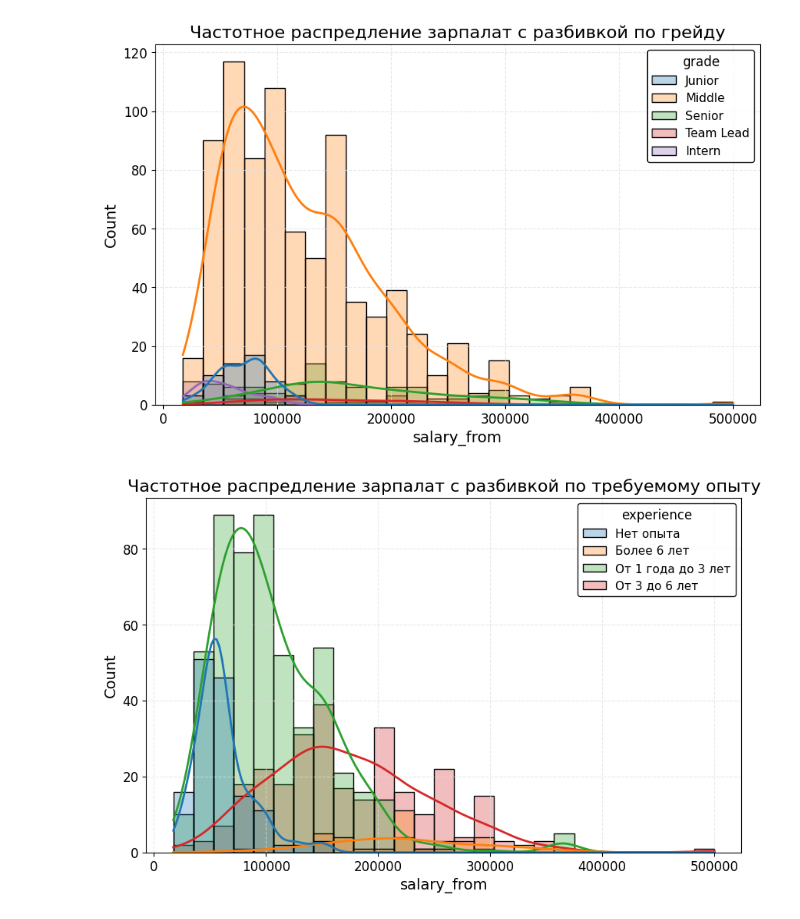
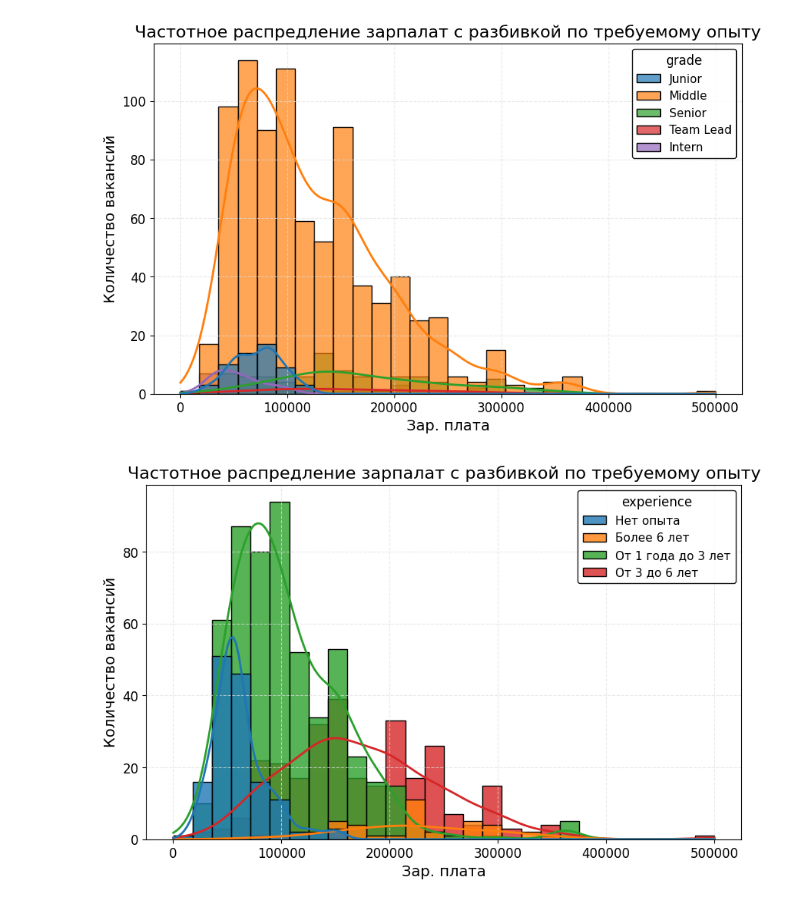
Before and after one commit to Capym9h/hh_project, a Jupyter notebook: py_analytics.ipynb, the cells around one changed output. Cells and saved outputs as stored; diff of their text form; code cells hidden in the pictures.

```diff
--- a/py_analytics.ipynb
+++ b/py_analytics.ipynb
@@ -78,6 +78,12 @@ min       17400.000000
 75%      160000.000000
 max      500000.000000
 Name: salary_from, dtype: float64
+# %%
+def capture_figures(title, xlabel=None, ylabel=None):
+    plt.title(title) if title else plt.title('')
+    plt.xlabel(xlabel) if xlabel else plt.xlabel('')
+    plt.ylabel(ylabel) if ylabel else plt.ylabel('')
+    plt.show()
 # %%
 hh_df['j_date'] = hh_df.published_at.dt.date
 
@@ -114,10 +122,8 @@ sns.scatterplot(data=grade_salary, y='mean_salary', x='grade');
 # %%
-plt.title('Частотное распредление зарпалат с разбивкой по грейду')
-sns.histplot(data=hh_df, x='salary_from', hue='grade', kde=True,  alpha=0.3)
-plt.show()
-plt.title('Частотное распредление зарпалат с разбивкой по требуемому опыту')
-sns.histplot(data=hh_df, x='salary_from', hue='experience', kde=True, alpha=0.3);
-plt.show()
+sns.histplot(data=hh_df, x='salary_from', hue='grade', kde=True,  alpha=0.7)
+capture_figures('Частотное распредление зарпалат с разбивкой по требуемому опыту', ylabel='Количество вакансий',xlabel='Зар. плата')
+sns.histplot(data=hh_df, x='salary_from', hue='experience', kde=True, alpha=0.8)
+capture_figures('Частотное распредление зарпалат с разбивкой по требуемому опыту', ylabel='Количество вакансий',xlabel='Зар. плата')
 # %% [output]
-[figure, old version]
+[figure, new version]
-[figure, old version]
+[figure, new version]
```
Also changed, not shown: parts of 14 cells of this notebook, 7 other files.
